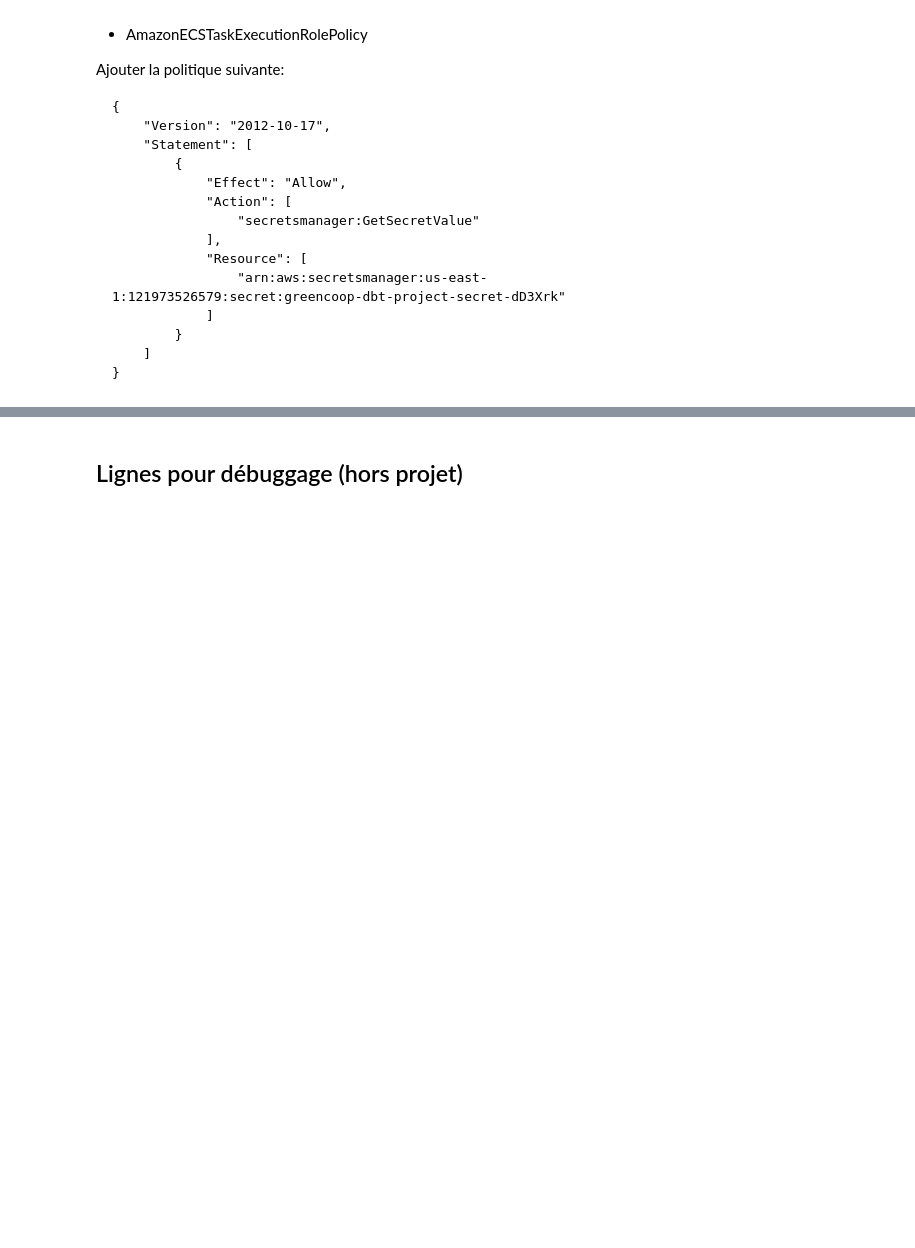
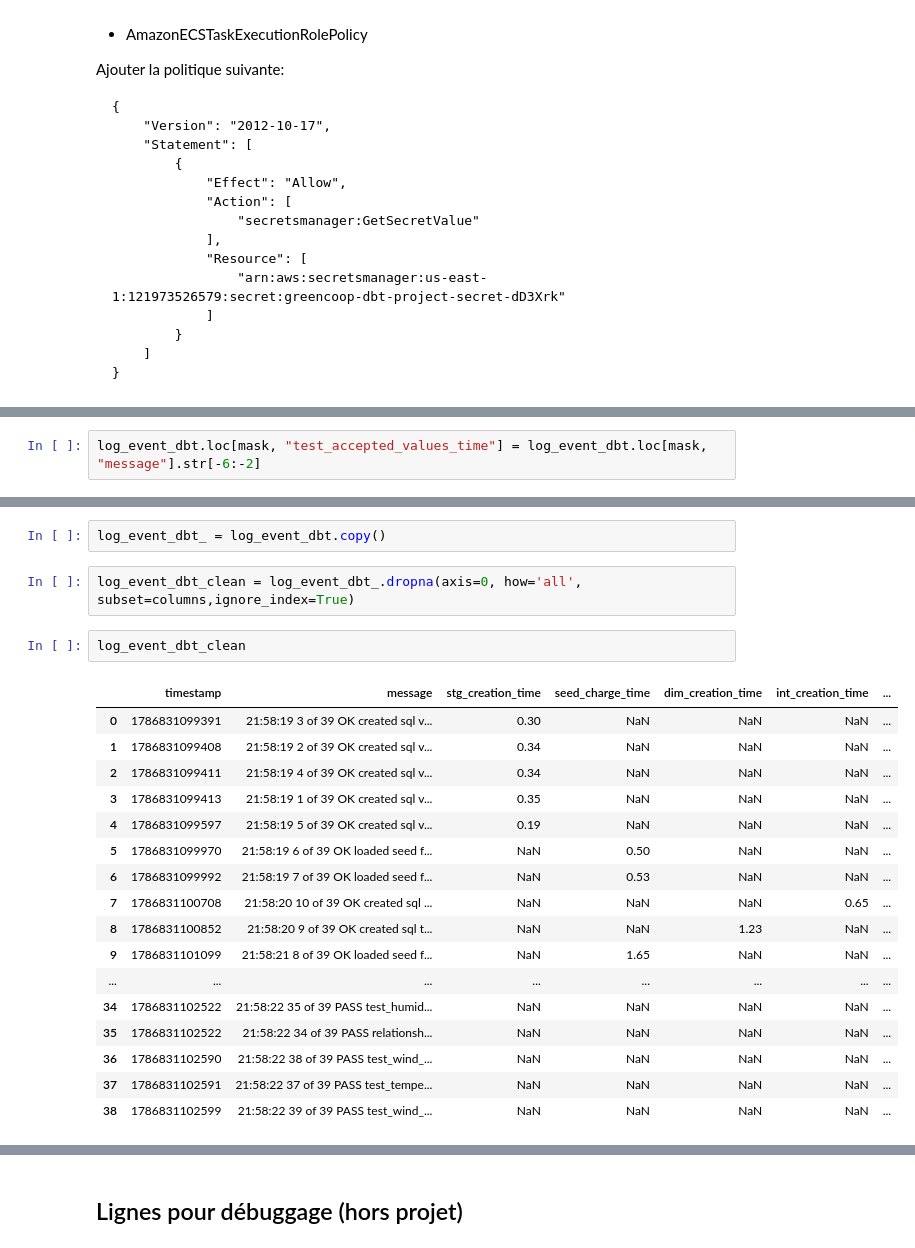
Before and after one commit to Sebules/Project_8_OpenClassrooms_Data_Engineer, a Jupyter notebook: notebook_projet_8.ipynb, the cells around one changed output, grey strips where cells are left out. Cells and saved outputs as stored; diff of their text form; blank space fills up the shorter version.

```diff
--- a/notebook_projet_8.ipynb
+++ b/notebook_projet_8.ipynb
@@ -2202,0 +2362,2 @@ Le logs dans CloudWatch indique que l'opération a bien eu lieu
+# %%
+log_event_dbt.loc[mask, "test_accepted_values_time"] = log_event_dbt.loc[mask, "message"].str[-6:-2]
@@ -2202,0 +2372,24 @@ Le logs dans CloudWatch indique que l'opération a bien eu lieu
+# %%
+log_event_dbt_ = log_event_dbt.copy()
+# %%
+log_event_dbt_clean = log_event_dbt_.dropna(axis=0, how='all', subset=columns,ignore_index=True)
+# %%
+log_event_dbt_clean
+# %% [output]
+|  | timestamp | message | stg_creation_time | seed_charge_time | dim_creation_time | int_creation_time | ... |
+| 0 | 1786831099391 | 21:58:19 3 of 39 OK created sql v... | 0.30 | NaN | NaN | NaN | ... |
+| 1 | 1786831099408 | 21:58:19 2 of 39 OK created sql v... | 0.34 | NaN | NaN | NaN | ... |
+| 2 | 1786831099411 | 21:58:19 4 of 39 OK created sql v... | 0.34 | NaN | NaN | NaN | ... |
+| 3 | 1786831099413 | 21:58:19 1 of 39 OK created sql v... | 0.35 | NaN | NaN | NaN | ... |
+| 4 | 1786831099597 | 21:58:19 5 of 39 OK created sql v... | 0.19 | NaN | NaN | NaN | ... |
+| 5 | 1786831099970 | 21:58:19 6 of 39 OK loaded seed f... | NaN | 0.50 | NaN | NaN | ... |
+| 6 | 1786831099992 | 21:58:19 7 of 39 OK loaded seed f... | NaN | 0.53 | NaN | NaN | ... |
+| 7 | 1786831100708 | 21:58:20 10 of 39 OK created sql ... | NaN | NaN | NaN | 0.65 | ... |
+| 8 | 1786831100852 | 21:58:20 9 of 39 OK created sql t... | NaN | NaN | 1.23 | NaN | ... |
+| 9 | 1786831101099 | 21:58:21 8 of 39 OK loaded seed f... | NaN | 1.65 | NaN | NaN | ... |
+| ... | ... | ... | ... | ... | ... | ... | ... |
+| 34 | 1786831102522 | 21:58:22 35 of 39 PASS test_humid... | NaN | NaN | NaN | NaN | ... |
+| 35 | 1786831102522 | 21:58:22 34 of 39 PASS relationsh... | NaN | NaN | NaN | NaN | ... |
+| 36 | 1786831102590 | 21:58:22 38 of 39 PASS test_wind_... | NaN | NaN | NaN | NaN | ... |
+| 37 | 1786831102591 | 21:58:22 37 of 39 PASS test_tempe... | NaN | NaN | NaN | NaN | ... |
+| 38 | 1786831102599 | 21:58:22 39 of 39 PASS test_wind_... | NaN | NaN | NaN | NaN | ... |
```
Also changed, not shown: parts of 40 cells of this notebook, 2 other files.
